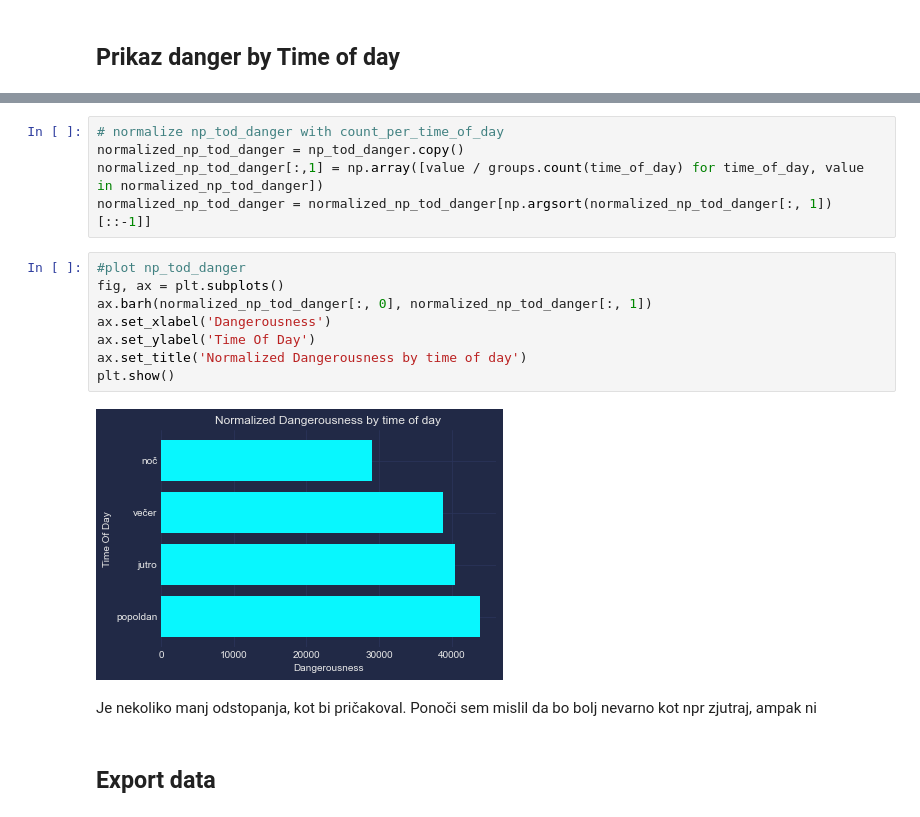
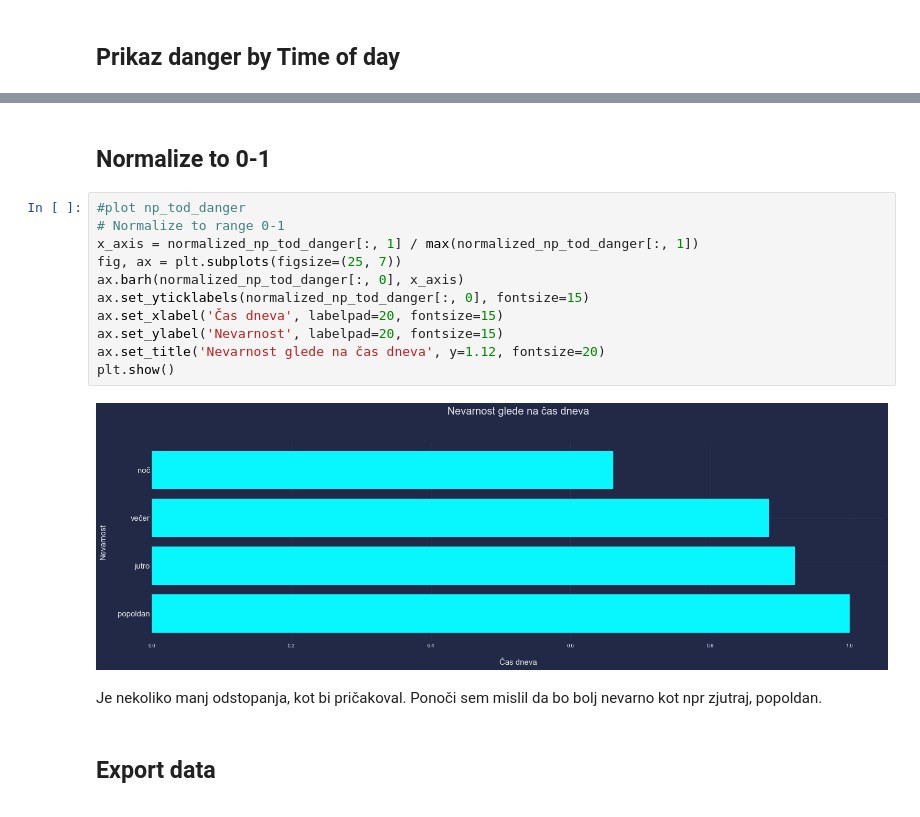
Before and after one commit to zrezke/PR21mlfjis, a Jupyter notebook: data_processing/time_of_day_dangerousness.ipynb, the cells around one changed output, grey strips where cells are left out. Saved outputs shown, nothing was run; the diff lists cells and outputs as text.

```diff
--- a/data_processing/time_of_day_dangerousness.ipynb
+++ b/data_processing/time_of_day_dangerousness.ipynb
@@ -120,21 +124,21 @@ plt.show()
-# %%
-# normalize np_tod_danger with count_per_time_of_day
-normalized_np_tod_danger = np_tod_danger.copy()
-normalized_np_tod_danger[:,1] = np.array([value / groups.count(time_of_day) for time_of_day, value in normalized_np_tod_danger])
-normalized_np_tod_danger = normalized_np_tod_danger[np.argsort(normalized_np_tod_danger[:, 1])[::-1]]
-# %%
-#plot np_tod_danger
-fig, ax = plt.subplots()
-ax.barh(normalized_np_tod_danger[:, 0], normalized_np_tod_danger[:, 1])
-ax.set_xlabel('Dangerousness')
-ax.set_ylabel('Time Of Day')
-ax.set_title('Normalized Dangerousness by time of day')
-plt.show()
-# %% [output]
-[figure, removed]
+# %% [markdown]
+## Normalize to 0-1
+# %%
+#plot np_tod_danger
+# Normalize to range 0-1
+x_axis = normalized_np_tod_danger[:, 1] / max(normalized_np_tod_danger[:, 1])
+fig, ax = plt.subplots(figsize=(25, 7))
+ax.barh(normalized_np_tod_danger[:, 0], x_axis)
+ax.set_yticklabels(normalized_np_tod_danger[:, 0], fontsize=15)
+ax.set_xlabel('Čas dneva', labelpad=20, fontsize=15)
+ax.set_ylabel('Nevarnost', labelpad=20, fontsize=15)
+ax.set_title('Nevarnost glede na čas dneva', y=1.12, fontsize=20)
+plt.show()
+# %% [output]
+[figure, added]
 # %% [markdown]
 Je nekoliko manj odstopanja, kot bi pričakoval.
-Ponoči sem mislil da bo bolj nevarno kot npr zjutraj, ampak ni
+Ponoči sem mislil da bo bolj nevarno kot npr zjutraj, popoldan.
 # %% [markdown]
 ## Export data
 # %%
```
Also changed, not shown: parts of 4 cells of this notebook, 4 other files.
